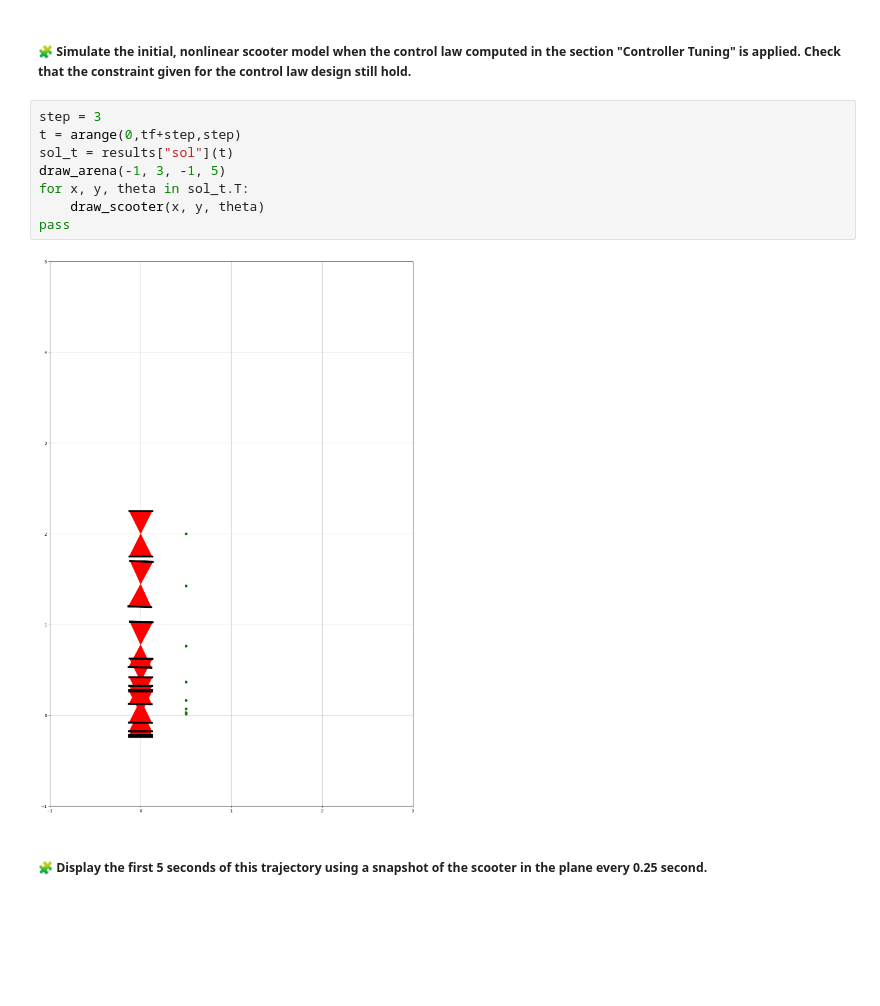
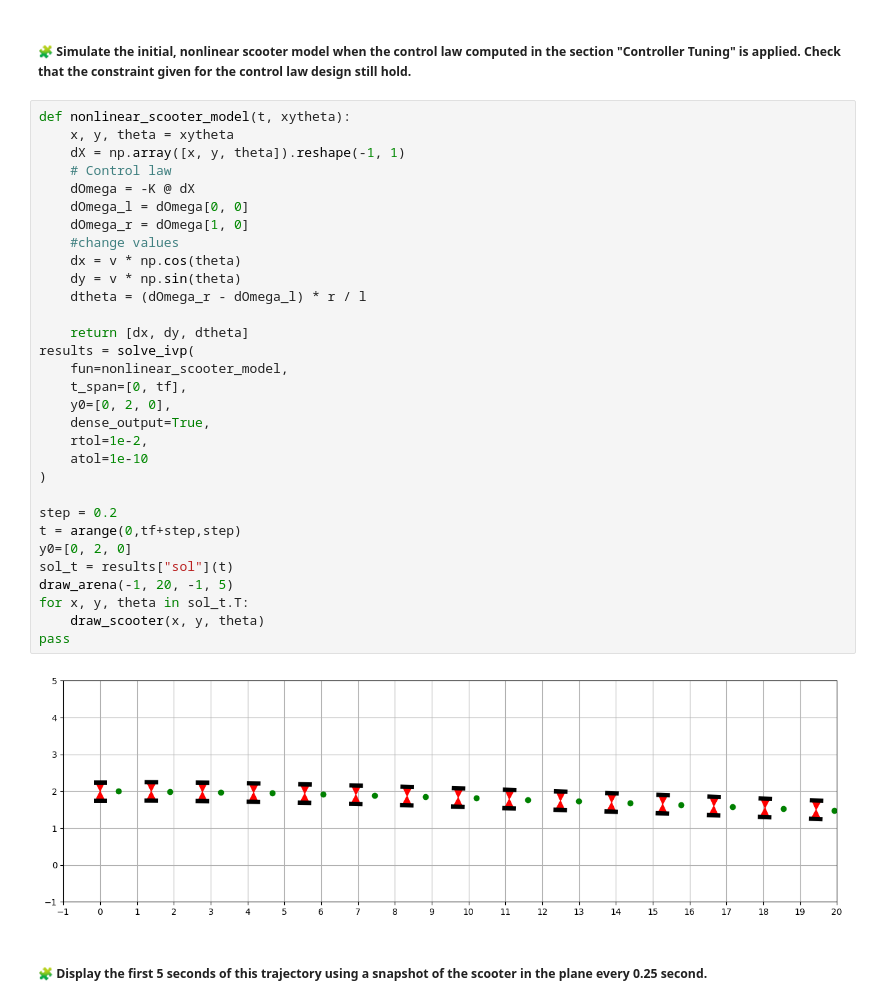
Before and after one commit to Adellah-bellahmama/control-engineering-with-python-project-2023-2024, a Jupyter notebook: Project-part-3.ipynb, the cells around one changed output. Drawn from its saved outputs; the diff is of its cells as text; blank space fills up the shorter version.

```diff
--- a/Project-part-3.ipynb
+++ b/Project-part-3.ipynb
@@ -611,16 +611,39 @@ pass
 [figure]
 # %% [markdown]
 ##### 🧩 Simulate the initial, nonlinear scooter model when the control law computed in the section "Controller Tuning" is applied. Check that the constraint given for the control law design still hold.
-# %%
-step = 3
-t = arange(0,tf+step,step)
-sol_t = results["sol"](t)
-draw_arena(-1, 3, -1, 5)
-for x, y, theta in sol_t.T:
-    draw_scooter(x, y, theta)
-pass
-# %% [output]
-[figure, removed]
+# %%
+def nonlinear_scooter_model(t, xytheta):
+    x, y, theta = xytheta
+    dX = np.array([x, y, theta]).reshape(-1, 1)
+    # Control law
+    dOmega = -K @ dX
+    dOmega_l = dOmega[0, 0]
+    dOmega_r = dOmega[1, 0]
+    #change values
+    dx = v * np.cos(theta)
+    dy = v * np.sin(theta)
+    dtheta = (dOmega_r - dOmega_l) * r / l
+
+    return [dx, dy, dtheta]
+results = solve_ivp(
+    fun=nonlinear_scooter_model,
+    t_span=[0, tf],
+    y0=[0, 2, 0],
+    dense_output=True,
+    rtol=1e-2,
+    atol=1e-10
+)
+
+step = 0.2
+t = arange(0,tf+step,step)
+y0=[0, 2, 0]
+sol_t = results["sol"](t)
+draw_arena(-1, 20, -1, 5)
+for x, y, theta in sol_t.T:
+    draw_scooter(x, y, theta)
+pass
+# %% [output]
+[figure, added]
 # %% [markdown]
 ##### 🧩 Display the first 5 seconds of this trajectory using a snapshot of the scooter in the plane every 0.25 second.
 # %%
```
Also changed, not shown: parts of 7 cells of this notebook.
